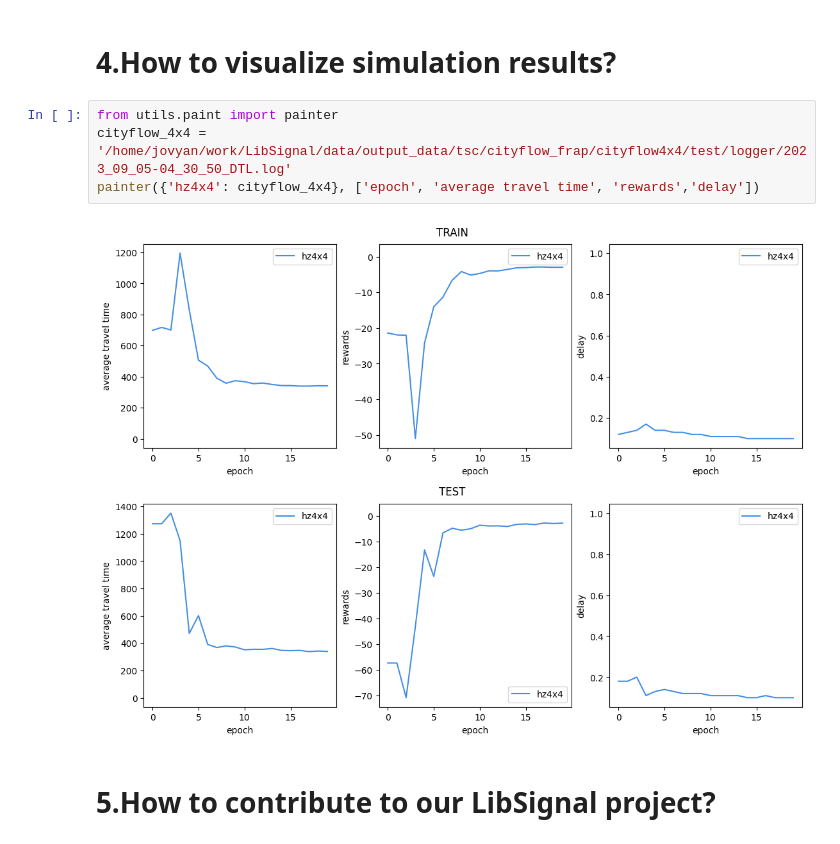
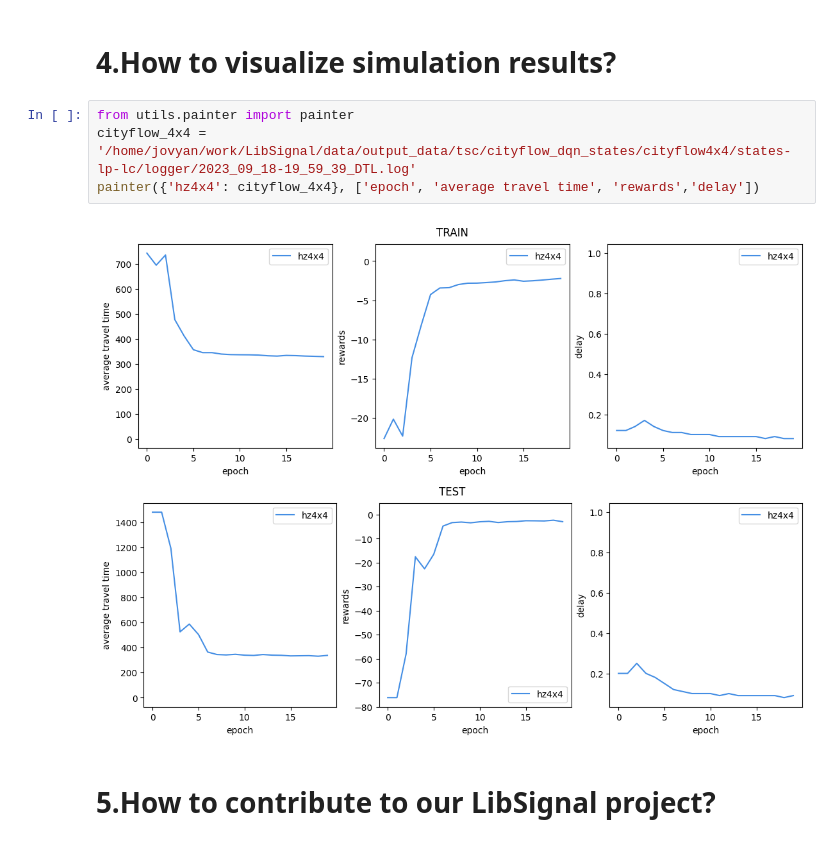
Before and after one commit to DaRL-LibSignal/LibSignal, a Jupyter notebook: tutorial.ipynb, the cells around one changed output. Saved outputs shown, nothing was run; the diff lists cells and outputs as text.

```diff
--- a/tutorial.ipynb
+++ b/tutorial.ipynb
@@ -319,11 +340,11 @@ KeyboardInterrupt:
 # %% [markdown]
 # 4.How to visualize simulation results?
 # %%
-from utils.paint import painter
-cityflow_4x4 = '/home/jovyan/work/LibSignal/data/output_data/tsc/cityflow_frap/cityflow4x4/test/logger/2023_09_05-04_30_50_DTL.log'
+from utils.painter import painter
+cityflow_4x4 = '/home/jovyan/work/LibSignal/data/output_data/tsc/cityflow_dqn_states/cityflow4x4/states-lp-lc/logger/2023_09_18-19_59_39_DTL.log'
 painter({'hz4x4': cityflow_4x4}, ['epoch', 'average travel time', 'rewards','delay'])
 # %% [output]
-[figure, old version]
+[figure, new version]
 # %% [markdown]
 # 5.How to contribute to our LibSignal project?
 # %%
```
Also changed, not shown: parts of 6 cells of this notebook, 10 other files.
